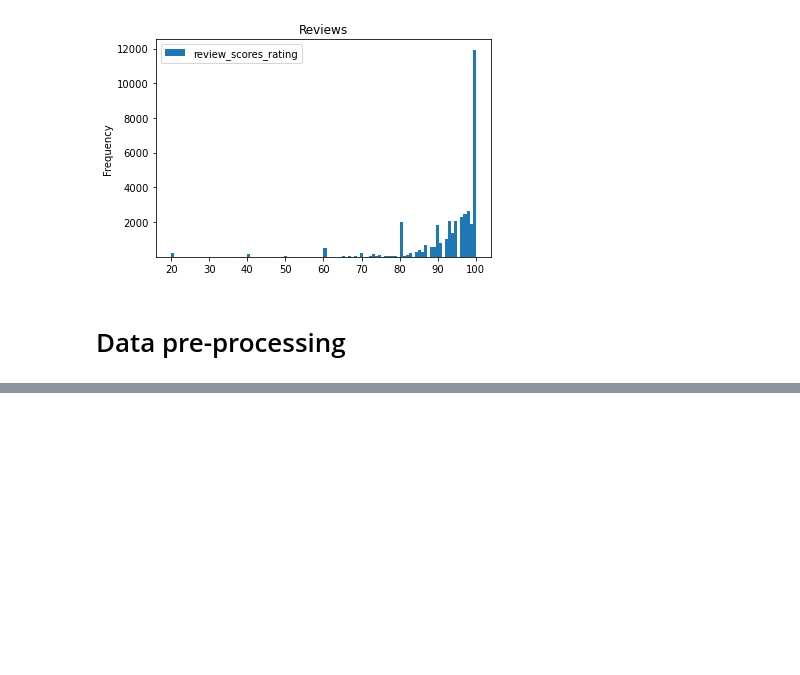
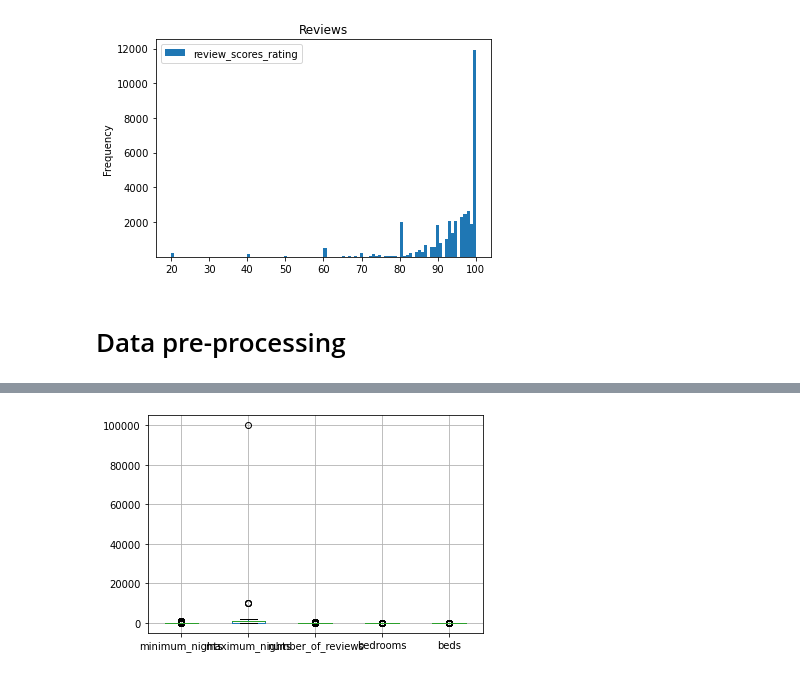
Before and after one commit to kairsato/DataMining_Airbnb, a Jupyter notebook: Main.ipynb, the cells around one changed output, grey strips where cells are left out. Drawn from its saved outputs; the diff is of its cells as text; code cells hidden in the pictures; blank space fills up the shorter version.

```diff
--- a/Main.ipynb
+++ b/Main.ipynb
@@ -164,3 +164,12 @@ plt.show()
 [figure]
 # %% [markdown]
 # Data pre-processing
+# %%
+# Read in data as a pandas dataframe
+import pandas as pd
+df = pd.read_csv("combined_listings2.csv")
+t = df[['id','name','description','neighborhood_overview','host_location','host_total_listings_count','host_identity_verified','neighbourhood_cleansed','latitude','longitude','property_type','room_type','accommodates','bathrooms_text','bedrooms','beds','amenities','price','minimum_nights','maximum_nights','availability_30','availability_60','availability_90'
+,'availability_365','number_of_reviews','number_of_reviews_ltm','number_of_reviews_l30d','first_review','last_review','review_scores_rating','review_scores_accuracy','review_scores_cleanliness','review_scores_checkin','review_scores_communication','review_scores_location'
+,'review_scores_value','instant_bookable','calculated_host_listings_count','calculated_host_listings_count_entire_homes','calculated_host_listings_count_private_rooms','calculated_host_listings_count_shared_rooms','reviews_per_month','location']].copy()
+df = t
+df.dtypes
@@ -166,0 +221,6 @@ plt.show()
+# %%
+# Drop any duplicates in the data - if any exist
+df = df.drop_duplicates()
+
+# Show starting number of rows the dataset contains
+df.shape
@@ -166,0 +229,21 @@ plt.show()
+# %%
+# Remove missing/incomplete data based on attributes where they should be removed.
+# To ensure proper data cleaning the attributes: bathrooms_text, bedrooms, beds,
+# review_scores_rating, review_scores_accuracy, review_scores_cleanliness, first_review, last_review
+# review_scores_checkin, review_scores_communication, review_scores_location, review_scores_value, and reviews_per_month.
+# will have the any entries with NaN for these attributes removed.
+# Without the values of the attribute the data is not usable for the algorithm and can negatively affect the results.
+df = df.dropna(subset=['bathrooms_text','bedrooms','beds',
+                       'review_scores_rating','review_scores_accuracy','review_scores_cleanliness',
+                       'review_scores_checkin','review_scores_communication','review_scores_location',
+                       'review_scores_value','reviews_per_month','first_review','last_review'])
+
+
+# Format price to remove the dollar sign and commas
+df['price'] = df['price'].str.replace(',','')
+df['price'] = df['price'].str.replace('$','',regex=False)
+df['price'] = df['price'].str.replace(' ', '')
+
+df.shape
+# As shown by the output some missing/incomplete data was removed
+# to prevent these from negatively affecting the algorithm's results
@@ -166,0 +356,8 @@ plt.show()
+# %%
+# Noisy Data
+# From the attributes selected to be used in the algorithm - look for outliers
+# Create boxplot to find minimum and maximum of the varaibles where outliers are most likely to exist
+# this will determine if there are any outliers in the data
+boxplot = df.boxplot(column=['minimum_nights', 'maximum_nights', 'number_of_reviews', 'bedrooms', 'beds'])
+# %% [output]
+[figure, added]
```
Also changed, not shown: parts of 12 cells of this notebook.
